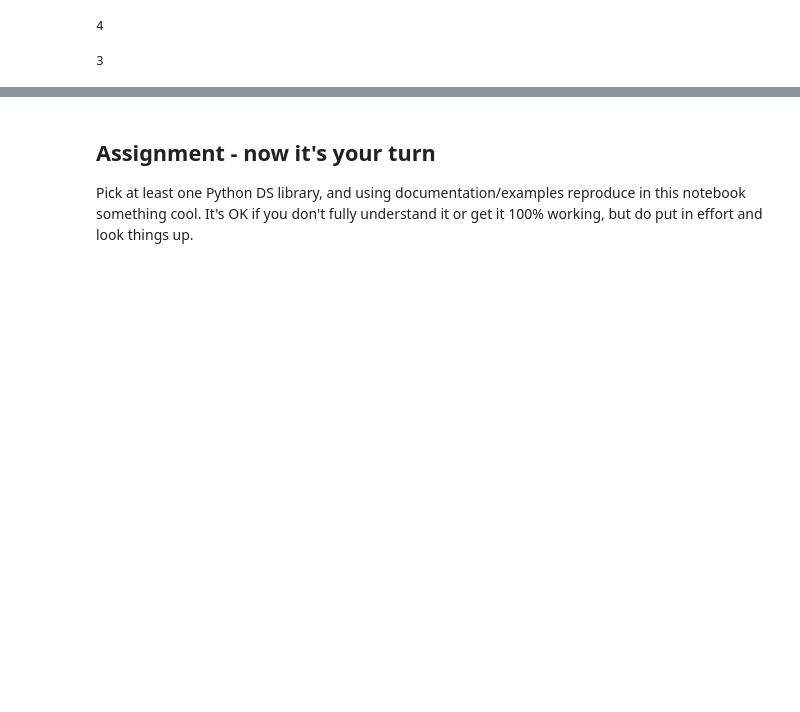
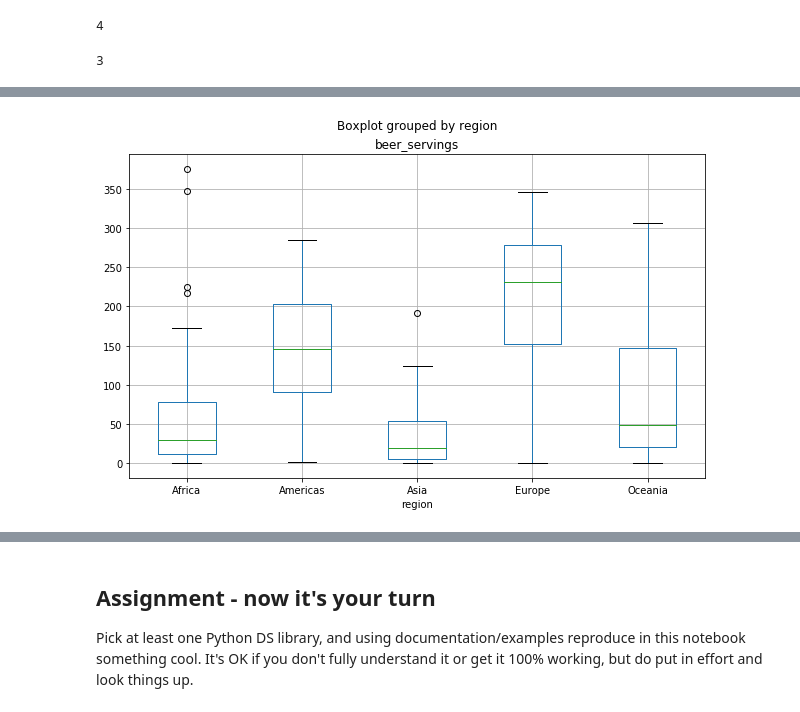
Before and after one commit to BJanota11/DS-Unit-1-Sprint-1-Dealing-With-Data, a Jupyter notebook: module1-afirstlookatdata/LS_DS_111_A_First_Look_at_Data.ipynb, the cells around one changed output, grey strips where cells are left out. Saved outputs shown, nothing was run; the diff lists cells and outputs as text; code cells hidden in the pictures; blank space fills up the shorter version.

```diff
--- a/module1-afirstlookatdata/LS_DS_111_A_First_Look_at_Data.ipynb
+++ b/module1-afirstlookatdata/LS_DS_111_A_First_Look_at_Data.ipynb
@@ -18,0 +257,5 @@ x
+# %%
+df.boxplot(column='beer_servings', by='region', figsize=(10,6))
+plt.show()
+# %% [output]
+[figure, added]
```
Also changed, not shown: parts of 28 cells of this notebook.
